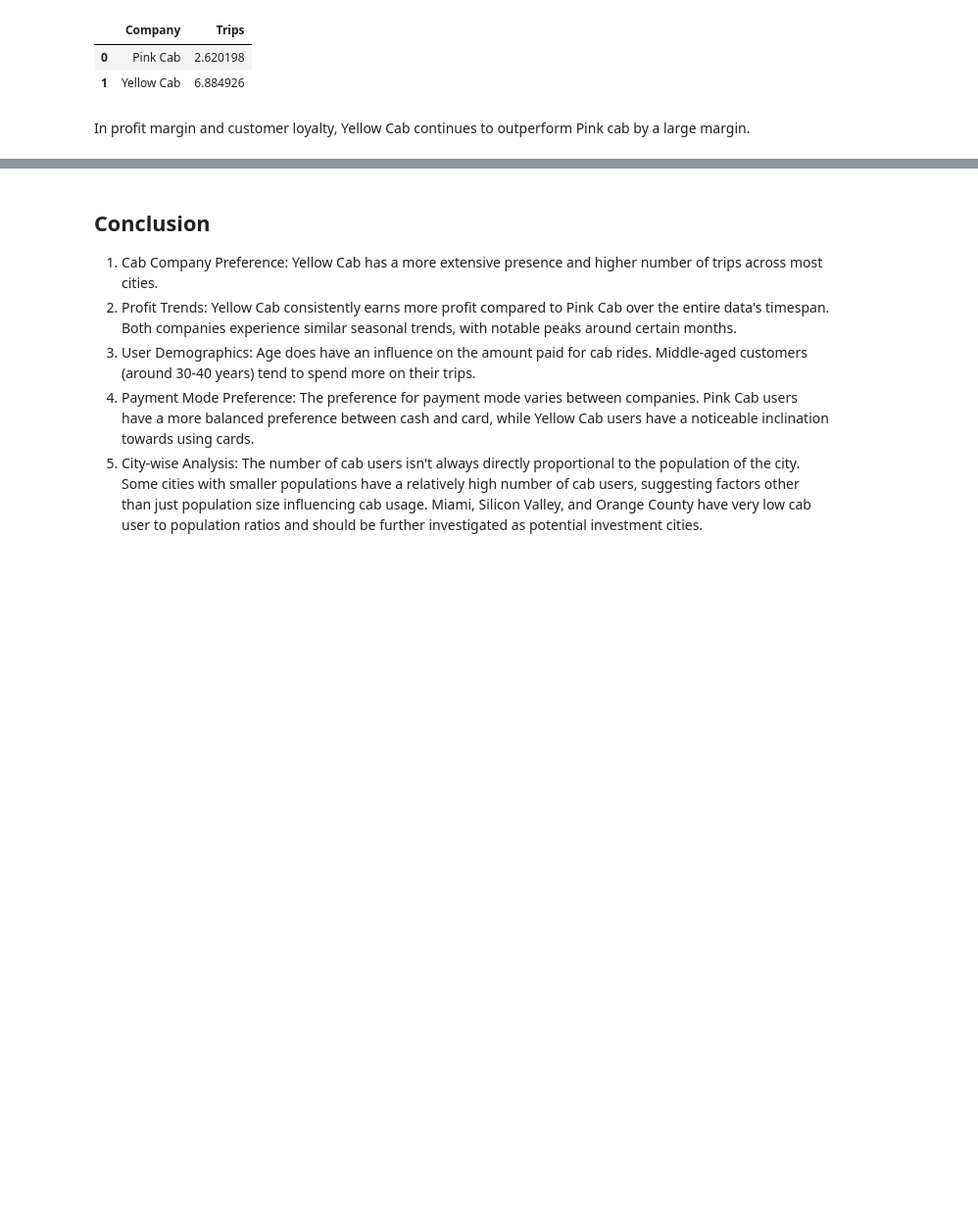
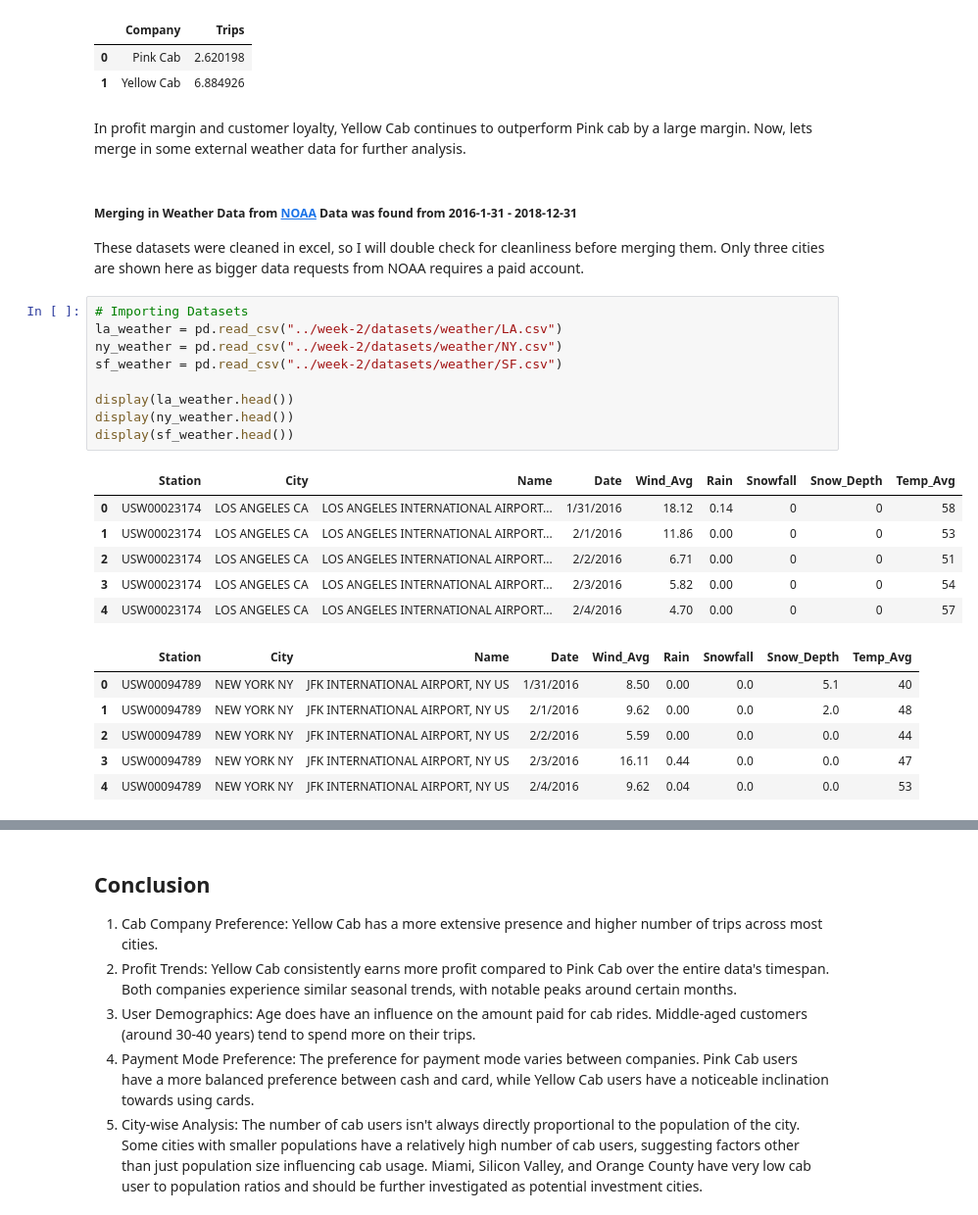
Before and after one commit to matthewiversen/data-glacier-internship, a Jupyter notebook: week-2/notebook.ipynb, the cells around one changed output, grey strips where cells are left out. Shown at 98% size. Cells and saved outputs as stored; diff of their text form; blank space fills up the shorter version.

Commit message:
working on weather data analysis and model

```diff
--- a/week-2/notebook.ipynb
+++ b/week-2/notebook.ipynb
@@ -769,4 +777,29 @@ display(avg_trips)
 | 0 | Pink Cab | 2.620198 |
 | 1 | Yellow Cab | 6.884926 |
 # %% [markdown]
-In profit margin and customer loyalty, Yellow Cab continues to outperform Pink cab by a large margin.
+In profit margin and customer loyalty, Yellow Cab continues to outperform Pink cab by a large margin. Now, lets merge in some external weather data for further analysis.
+# %% [markdown]
+##### Merging in Weather Data from [NOAA](https://www.ncei.noaa.gov/cdo-web/search?datasetid=GHCND) Data was found from 2016-1-31 - 2018-12-31
+These datasets were cleaned in excel, so I will double check for cleanliness before merging them. Only three cities are shown here as bigger data requests from NOAA requires a paid account.
+# %%
+# Importing Datasets
+la_weather = pd.read_csv("../week-2/datasets/weather/LA.csv")
+ny_weather = pd.read_csv("../week-2/datasets/weather/NY.csv")
+sf_weather = pd.read_csv("../week-2/datasets/weather/SF.csv")
+
+display(la_weather.head())
+display(ny_weather.head())
+display(sf_weather.head())
+# %% [output]
+|  | Station | City | Name | Date | Wind_Avg | Rain | Snowfall | Snow_Depth | Temp_Avg |
+| 0 | USW00023174 | LOS ANGELES CA | LOS ANGELES INTERNATIONAL AIRPORT... | 1/31/2016 | 18.12 | 0.14 | 0 | 0 | 58 |
+| 1 | USW00023174 | LOS ANGELES CA | LOS ANGELES INTERNATIONAL AIRPORT... | 2/1/2016 | 11.86 | 0.00 | 0 | 0 | 53 |
+| 2 | USW00023174 | LOS ANGELES CA | LOS ANGELES INTERNATIONAL AIRPORT... | 2/2/2016 | 6.71 | 0.00 | 0 | 0 | 51 |
+| 3 | USW00023174 | LOS ANGELES CA | LOS ANGELES INTERNATIONAL AIRPORT... | 2/3/2016 | 5.82 | 0.00 | 0 | 0 | 54 |
+| 4 | USW00023174 | LOS ANGELES CA | LOS ANGELES INTERNATIONAL AIRPORT... | 2/4/2016 | 4.70 | 0.00 | 0 | 0 | 57 |
+|  | Station | City | Name | Date | Wind_Avg | Rain | Snowfall | Snow_Depth | Temp_Avg |
+| 0 | USW00094789 | NEW YORK NY | JFK INTERNATIONAL AIRPORT, NY US | 1/31/2016 | 8.50 | 0.00 | 0.0 | 5.1 | 40 |
+| 1 | USW00094789 | NEW YORK NY | JFK INTERNATIONAL AIRPORT, NY US | 2/1/2016 | 9.62 | 0.00 | 0.0 | 2.0 | 48 |
+| 2 | USW00094789 | NEW YORK NY | JFK INTERNATIONAL AIRPORT, NY US | 2/2/2016 | 5.59 | 0.00 | 0.0 | 0.0 | 44 |
+| 3 | USW00094789 | NEW YORK NY | JFK INTERNATIONAL AIRPORT, NY US | 2/3/2016 | 16.11 | 0.44 | 0.0 | 0.0 | 47 |
+| 4 | USW00094789 | NEW YORK NY | JFK INTERNATIONAL AIRPORT, NY US | 2/4/2016 | 9.62 | 0.04 | 0.0 | 0.0 | 53 |
```
Also changed, not shown: parts of 23 cells of this notebook, 7 other files.
